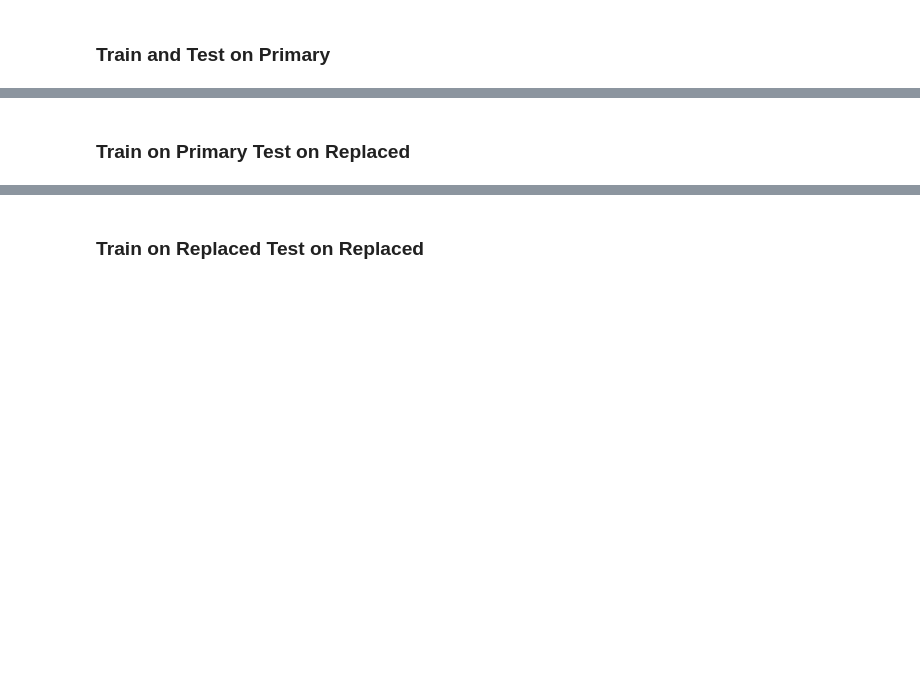
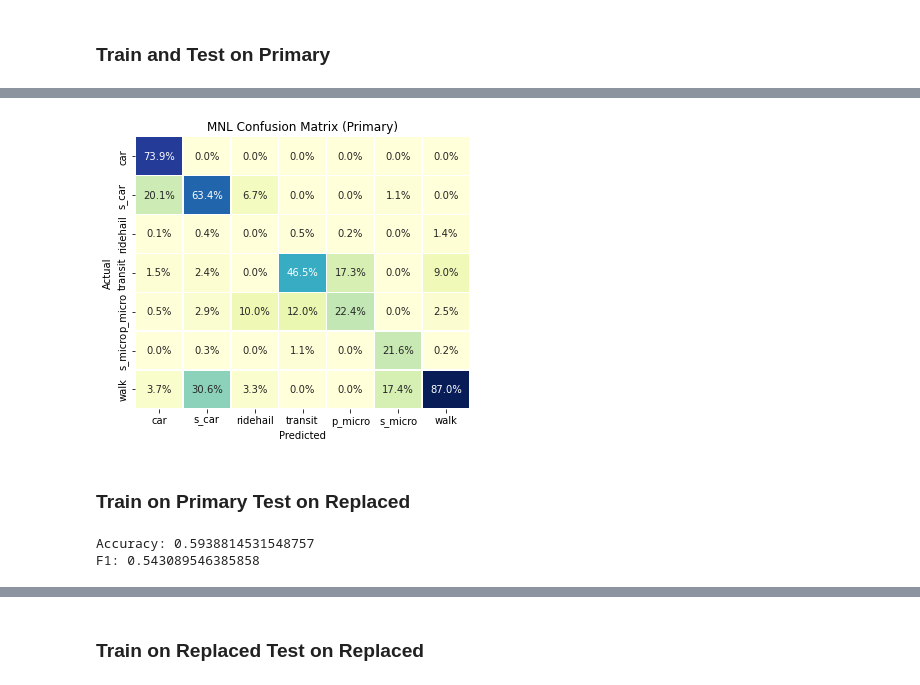
Before and after one commit to e-mission/em-public-dashboard, a Jupyter notebook: viz_scripts/biogeme_test.ipynb, the cells around one changed output, grey strips where cells are left out. Cells and saved outputs as stored; diff of their text form; code cells hidden in the pictures; blank space fills up the shorter version.

```diff
--- a/viz_scripts/biogeme_test.ipynb
+++ b/viz_scripts/biogeme_test.ipynb
@@ -806,9 +1226,19 @@ keep_betas = betas
+# %%
+# Average and plot the confusion matrices
+confusion_mean = np.mean(np.array(confusion), axis=0)
+
+fig, ax = plt.subplots(figsize=(6,6))
+sns.heatmap(confusion_mean, annot=True, fmt='.1%', cmap='YlGnBu', linewidths=.5, xticklabels=all_categories[0].values[:-1], yticklabels=all_categories[0].values[:-1], cbar=False).set(title='MNL Confusion Matrix (Primary)', xlabel='Predicted', ylabel='Actual')
+plt.subplots_adjust(bottom=0.25)
+# %% [output]
+[figure, added]
 # %% [markdown]
 ### Train on Primary Test on Replaced
 # %%
 # Test MNL on primary mode
 accuracy = []
 f1 = []
+confusion = []
 for train_index, test_index in kf.split(df_non_ebike.values):
     X_train, X_test = df_non_ebike.iloc[train_index], df_non_ebike.iloc[test_index]
     y_train, y_test = df_non_ebike.iloc[train_index]['Mode_confirm'].values, df_non_ebike.iloc[test_index]['Mode_confirm'].values
@@ -891,8 +1321,8 @@ for train_index, test_index in kf.split(df_non_ebike.values):
     logprob = models.loglogit(V, av, Mode_confirm)
     biogeme = bio.BIOGEME(database_train, logprob)
     biogeme.modelName = 'openpath_mnl_train'
-    biogeme.generateHtml = True
-    biogeme.generatePickle = True
+    biogeme.generateHtml = False
+    biogeme.generatePickle = False
     results = biogeme.estimate()
 
     # Assemble utility functions for testing modes
@@ -945,6 +1375,10 @@ for train_index, test_index in kf.split(df_non_ebike.values):
 #     print(round(confusion_matrix,2))
     accuracy.append(len(df[df['y_Actual']==df['y_Predicted']])/len(df))
     f1.append(sklearn.metrics.f1_score(df['y_Actual'], df['y_Predicted'], average='weighted'))
+    confusion.append(sklearn.metrics.confusion_matrix(df['y_Actual'], df['y_Predicted'], labels=[0,1,2,3,4,5,6], normalize='pred'))
 
 print(f"Accuracy: {np.mean(accuracy)}")
 print(f"F1: {np.mean(f1)}")
+# %% [output]
+Accuracy: 0.5938814531548757
+F1: 0.543089546385858
```
Also changed, not shown: parts of 48 cells of this notebook.
